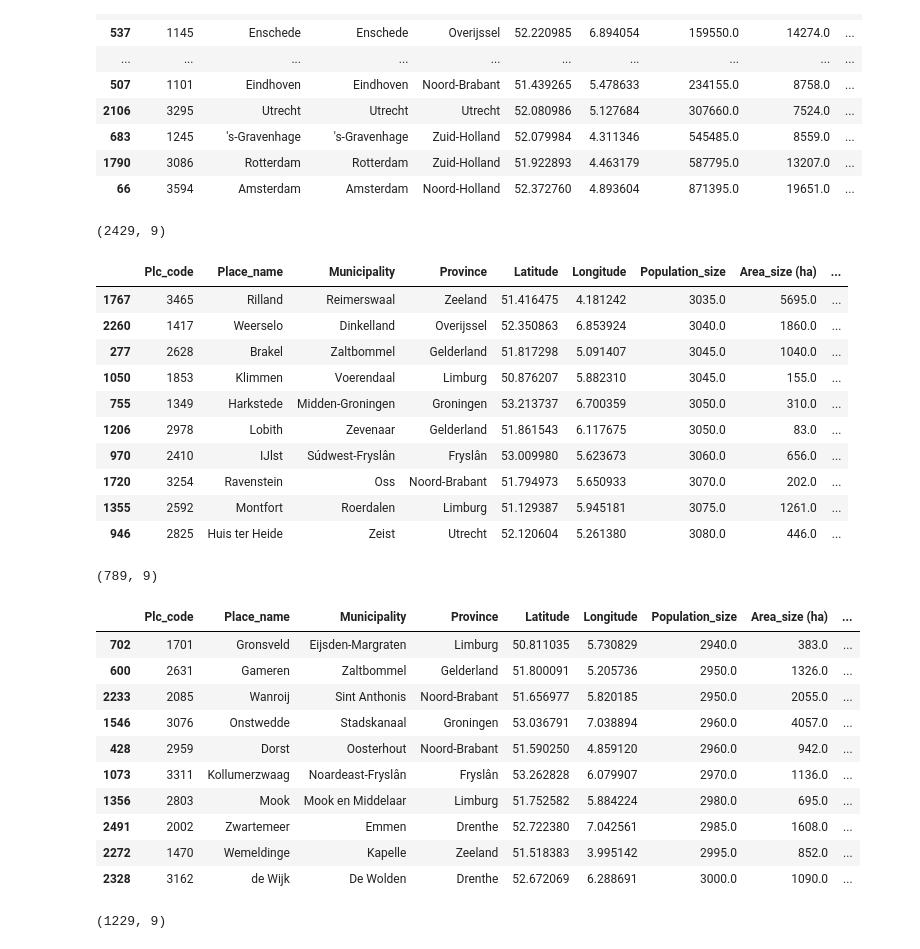
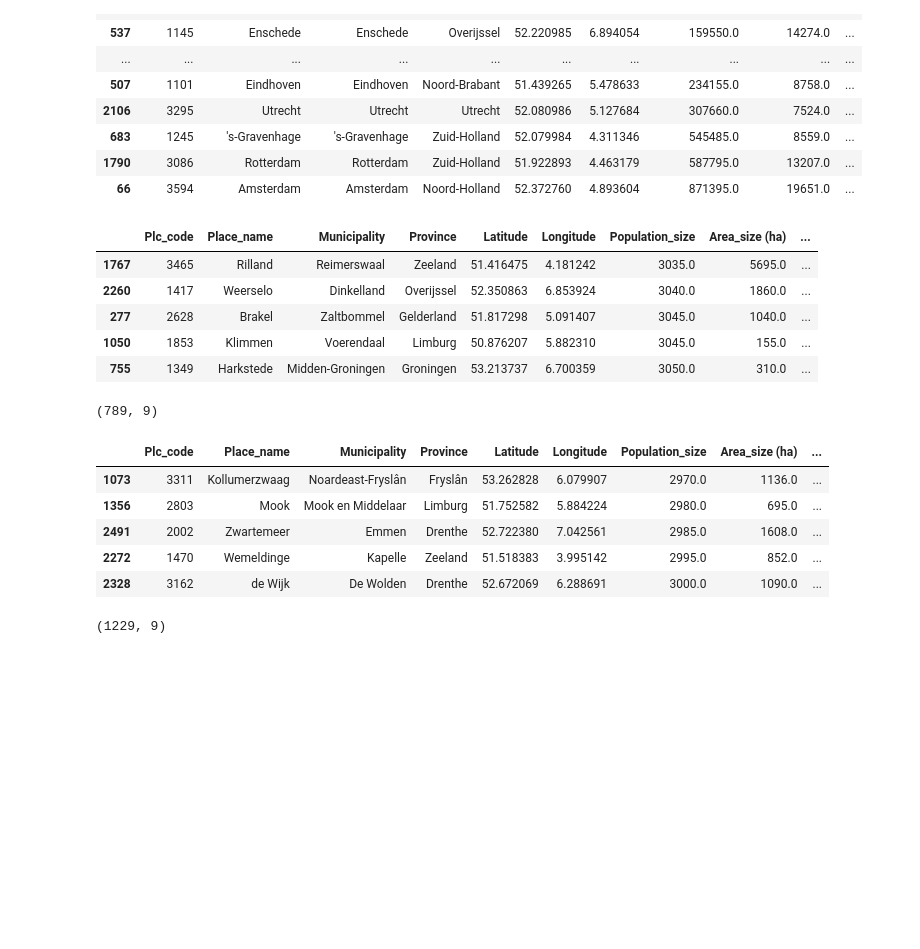
Before and after one commit to LauLau85/Coursera_Capstone, a Jupyter notebook: A Comparison of Rural Towns in the Netherlands.ipynb, the cells around one changed output. Drawn from its saved outputs; the diff is of its cells as text; code cells hidden in the pictures; blank space fills up the shorter version.

```diff
--- a/A Comparison of Rural Towns in the Netherlands.ipynb
+++ b/A Comparison of Rural Towns in the Netherlands.ipynb
@@ -693,28 +693,18 @@ cities
 | 683 | 1245 | 's-Gravenhage | 's-Gravenhage | Zuid-Holland | 52.079984 | 4.311346 | 545485.0 | 8559.0 | ... |
 | 1790 | 3086 | Rotterdam | Rotterdam | Zuid-Holland | 51.922893 | 4.463179 | 587795.0 | 13207.0 | ... |
 | 66 | 3594 | Amsterdam | Amsterdam | Noord-Holland | 52.372760 | 4.893604 | 871395.0 | 19651.0 | ... |
-# %%
-rest_df = OrderedPlaces_df[OrderedPlaces_df['Population_size'] <= city_threshold]
-rest_df.shape
-# %% [output]
-(2429, 9)
 # %%
 big_town_threshold = 3000 #There is a sharp increase in the plot after this number, it seems to be reasonable to take as threshold
 # %%
 big_towns = OrderedPlaces_df[(OrderedPlaces_df['Population_size'] <= city_threshold) & (OrderedPlaces_df['Population_size']> big_town_threshold)]
-big_towns.head(10)
+big_towns.head()
 # %% [output]
 |  | Plc_code | Place_name | Municipality | Province | Latitude | Longitude | Population_size | Area_size (ha) | ... |
 | 1767 | 3465 | Rilland | Reimerswaal | Zeeland | 51.416475 | 4.181242 | 3035.0 | 5695.0 | ... |
 | 2260 | 1417 | Weerselo | Dinkelland | Overijssel | 52.350863 | 6.853924 | 3040.0 | 1860.0 | ... |
 | 277 | 2628 | Brakel | Zaltbommel | Gelderland | 51.817298 | 5.091407 | 3045.0 | 1040.0 | ... |
 | 1050 | 1853 | Klimmen | Voerendaal | Limburg | 50.876207 | 5.882310 | 3045.0 | 155.0 | ... |
 | 755 | 1349 | Harkstede | Midden-Groningen | Groningen | 53.213737 | 6.700359 | 3050.0 | 310.0 | ... |
-| 1206 | 2978 | Lobith | Zevenaar | Gelderland | 51.861543 | 6.117675 | 3050.0 | 83.0 | ... |
-| 970 | 2410 | IJlst | Súdwest-Fryslân | Fryslân | 53.009980 | 5.623673 | 3060.0 | 656.0 | ... |
-| 1720 | 3254 | Ravenstein | Oss | Noord-Brabant | 51.794973 | 5.650933 | 3070.0 | 202.0 | ... |
-| 1355 | 2592 | Montfort | Roerdalen | Limburg | 51.129387 | 5.945181 | 3075.0 | 1261.0 | ... |
-| 946 | 2825 | Huis ter Heide | Zeist | Utrecht | 52.120604 | 5.261380 | 3080.0 | 446.0 | ... |
 # %%
 big_towns.shape
 # %% [output]
@@ -722,14 +712,9 @@ big_towns.shape
 # %%
 town_threshold = 300 #minimum number of people to take a place into consideration, filters out noise and reduces numbers
 small_towns = OrderedPlaces_df[(OrderedPlaces_df['Population_size'] <= big_town_threshold) & (OrderedPlaces_df['Population_size']> town_threshold)]
-small_towns.tail(10)
+small_towns.tail()
 # %% [output]
 |  | Plc_code | Place_name | Municipality | Province | Latitude | Longitude | Population_size | Area_size (ha) | ... |
-| 702 | 1701 | Gronsveld | Eijsden-Margraten | Limburg | 50.811035 | 5.730829 | 2940.0 | 383.0 | ... |
-| 600 | 2631 | Gameren | Zaltbommel | Gelderland | 51.800091 | 5.205736 | 2950.0 | 1326.0 | ... |
-| 2233 | 2085 | Wanroij | Sint Anthonis | Noord-Brabant | 51.656977 | 5.820185 | 2950.0 | 2055.0 | ... |
-| 1546 | 3076 | Onstwedde | Stadskanaal | Groningen | 53.036791 | 7.038894 | 2960.0 | 4057.0 | ... |
-| 428 | 2959 | Dorst | Oosterhout | Noord-Brabant | 51.590250 | 4.859120 | 2960.0 | 942.0 | ... |
 | 1073 | 3311 | Kollumerzwaag | Noardeast-Fryslân | Fryslân | 53.262828 | 6.079907 | 2970.0 | 1136.0 | ... |
 | 1356 | 2803 | Mook | Mook en Middelaar | Limburg | 51.752582 | 5.884224 | 2980.0 | 695.0 | ... |
 | 2491 | 2002 | Zwartemeer | Emmen | Drenthe | 52.722380 | 7.042561 | 2985.0 | 1608.0 | ... |
```
Also changed, not shown: parts of 30 cells of this notebook.
